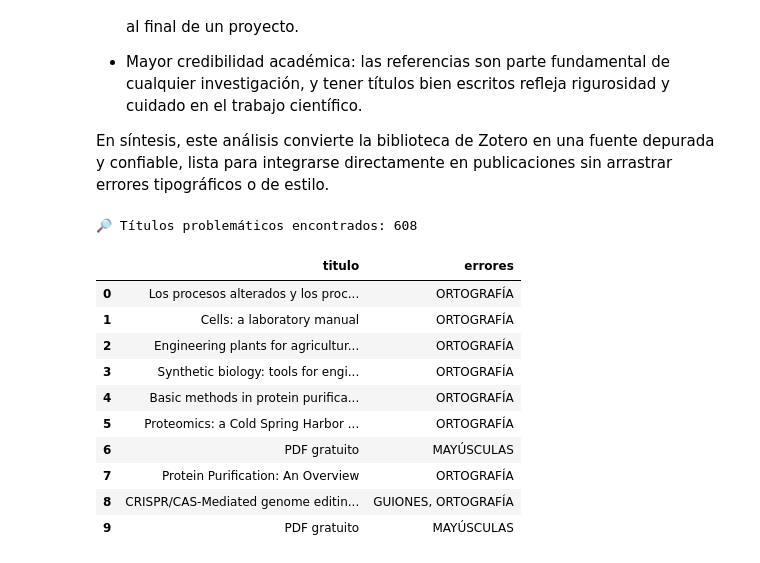
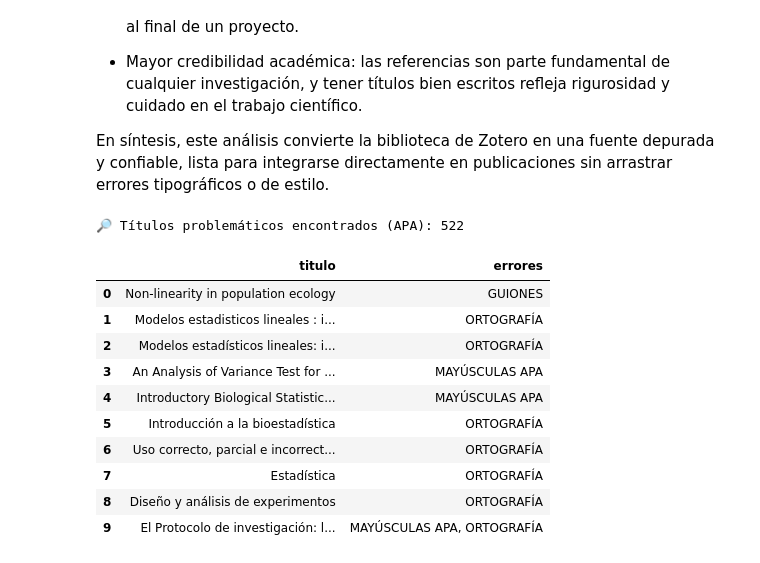
Before and after one commit to miangrog1706/BIOliteraturaPE203625, a Jupyter notebook: Enlace_con_Zotero.ipynb, the cells around one changed output. Cells and saved outputs as stored; diff of their text form; code cells hidden in the pictures.

```diff
--- a/Enlace_con_Zotero.ipynb
+++ b/Enlace_con_Zotero.ipynb
@@ -149,19 +179,27 @@ En cambio, la vista semanal suaviza esas fluctuaciones y muestra con mayor clari
 
 La visualización por semana reduce el ruido del día a día y resalta las tendencias globales, facilitando el análisis de la evolución de tu biblioteca Zotero.
 # %%
-# 🔹 Agrupar por semana (esto crea objetos tipo "2025-08-04/2025-08-10")
-df["fecha_sin_tz"] = df["fecha"].dt.tz_localize(None)
-df["semana"] = df["fecha_sin_tz"].dt.to_period("W").apply(lambda r: r.start_time)
+# Re-run the weekly graph cell to reflect the corrected 'fecha' data
+# 🔹 Agrupar por semana
+# Convertir la columna 'fecha' a datetime si aún no lo está
+df["fecha"] = pd.to_datetime(df["fecha"])
+
+# Eliminar la información de la zona horaria antes de convertir a período
+df["fecha_sin_tz"] = df["fecha"].dt.tz_convert(None) if df["fecha"].dt.tz is not None else df["fecha"]
+
+# Agrupar por semana (esto crea objetos tipo "2025-08-04/2025-08-10")
+# Usamos dt.to_period('W').dt.start_time para obtener el inicio de la semana
+df["semana"] = df["fecha_sin_tz"].dt.to_period("W").dt.start_time
 
 # 🔹 Contar publicaciones por semana
 conteo_semanal = df.groupby("semana").size().reset_index(name="Total_Publicaciones")
 
 # 🔹 Convertir fechas para graficar o exportar
-conteo_semanal["semana"] = conteo_semanal["semana"].dt.strftime("%Y-%m-%d")
+conteo_semanal["semana_str"] = conteo_semanal["semana"].dt.strftime("%Y-%m-%d")
 
 # Vemos la grafica a nivel semanal
 plt.figure(figsize=(10, 5))
-plt.plot(conteo_semanal["semana"], conteo_semanal["Total_Publicaciones"], marker='o')
+plt.plot(conteo_semanal["semana_str"], conteo_semanal["Total_Publicaciones"], marker='o')
 plt.xticks(rotation=45)
 plt.title("Publicaciones añadidas por semana")
 plt.xlabel("Semana")
@@ -217,66 +252,73 @@ import pandas as pd
 import re
 from spellchecker import SpellChecker
 
-# Cargamos tus datos (asegúrate de tener df['titulo'])
-spell = SpellChecker(language='es')
+# Diccionarios español e inglés
+spell_es = SpellChecker(language='es')
+spell_en = SpellChecker(language='en')
 
-# Lista para almacenar títulos con problemas
 problemas = []
 
-# Recorremos los títulos
 for titulo in df["titulo"].dropna():
     errores = []
 
-    # 1. Palabras en mayúsculas (completamente)
-    if any(word.isupper() and len(word) > 1 for word in titulo.split()):
-        errores.append("MAYÚSCULAS")
+    palabras = titulo.split()
+
+    # 1. Regla APA: solo la primera palabra debe estar capitalizada (excepto nombres propios, aquí no los distinguimos)
+    for i, word in enumerate(palabras):
+        if i == 0:  # primera palabra
+            continue
+        elif word[0].isupper():  # palabra con mayúscula inicial que no debería
+            errores.append("MAYÚSCULAS APA")
+            break
 
     # 2. Punto final
     if titulo.strip().endswith("."):
-        errores.append("PUNTO FINAL")
+        errores.append("PUNTO FINAL APA")
 
     # 3. Espacios dobles
     if "  " in titulo:
         errores.append("ESPACIOS DOBLES")
 
     # 4. Guiones
     if "-" in titulo:
         errores.append("GUIONES")
 
     # 5. Corchetes
     if "[" in titulo or "]" in titulo:
         errores.append("CORCHETES")
 
     # 6. Símbolos especiales
     if re.search(r"[@#\$%\^&\*\~\=]", titulo):
         errores.append("SÍMBOLOS ESPECIALES")
 
-    # 7. Faltas de ortografía
-    palabras = re.findall(r'\b\w+\b', titulo.lower())
-    errores_ort = spell.unknown(palabras)
+    # 7. Ortografía (es/en)
+    palabras_limpias = re.findall(r'\b\w+\b', titulo.lower())
+    errores_ort = []
+    for p in palabras_limpias:
+        if p not in spell_es and p not in spell_en:
+            errores_ort.append(p)
 
-    if errores_ort and len(errores_ort) >= 2:  # tolerancia: al menos 2 palabras mal
+    if len(errores_ort) >= 2:
         errores.append("ORTOGRAFÍA")
 
-    # Guardamos si hay al menos un error
+    # Guardar si hay errores
     if errores:
         problemas.append({"titulo": titulo, "errores": ", ".join(errores)})
 
-# Convertimos en DataFrame
 df_errores = pd.DataFrame(problemas)
-print(f"🔎 Títulos problemáticos encontrados: {len(df_errores)}")
+print(f"🔎 Títulos problemáticos encontrados (APA): {len(df_errores)}")
 df_errores.head(10)
 # %% [output]
-🔎 Títulos problemáticos encontrados: 608
+🔎 Títulos problemáticos encontrados (APA): 522
 |  | titulo | errores |
-| 0 | Los procesos alterados y los proc... | ORTOGRAFÍA |
-| 1 | Cells: a laboratory manual | ORTOGRAFÍA |
-| 2 | Engineering plants for agricultur... | ORTOGRAFÍA |
-| 3 | Synthetic biology: tools for engi... | ORTOGRAFÍA |
-| 4 | Basic methods in protein purifica... | ORTOGRAFÍA |
-| 5 | Proteomics: a Cold Spring Harbor ... | ORTOGRAFÍA |
-| 6 | PDF gratuito | MAYÚSCULAS |
-| 7 | Protein Purification: An Overview | ORTOGRAFÍA |
-| 8 | CRISPR/CAS-Mediated genome editin... | GUIONES, ORTOGRAFÍA |
-| 9 | PDF gratuito | MAYÚSCULAS |
+| 0 | Non-linearity in population ecology | GUIONES |
+| 1 | Modelos estadisticos lineales : i... | ORTOGRAFÍA |
+| 2 | Modelos estadísticos lineales: i... | ORTOGRAFÍA |
+| 3 | An Analysis of Variance Test for ... | MAYÚSCULAS APA |
+| 4 | Introductory Biological Statistic... | MAYÚSCULAS APA |
+| 5 | Introducción a la bioestadística | ORTOGRAFÍA |
+| 6 | Uso correcto, parcial e incorrect... | ORTOGRAFÍA |
+| 7 | Estadística | ORTOGRAFÍA |
+| 8 | Diseño y análisis de experimentos | ORTOGRAFÍA |
+| 9 | El Protocolo de investigación: l... | MAYÚSCULAS APA, ORTOGRAFÍA |
 # %%
```
Also changed, not shown: parts of 12 cells of this notebook.
